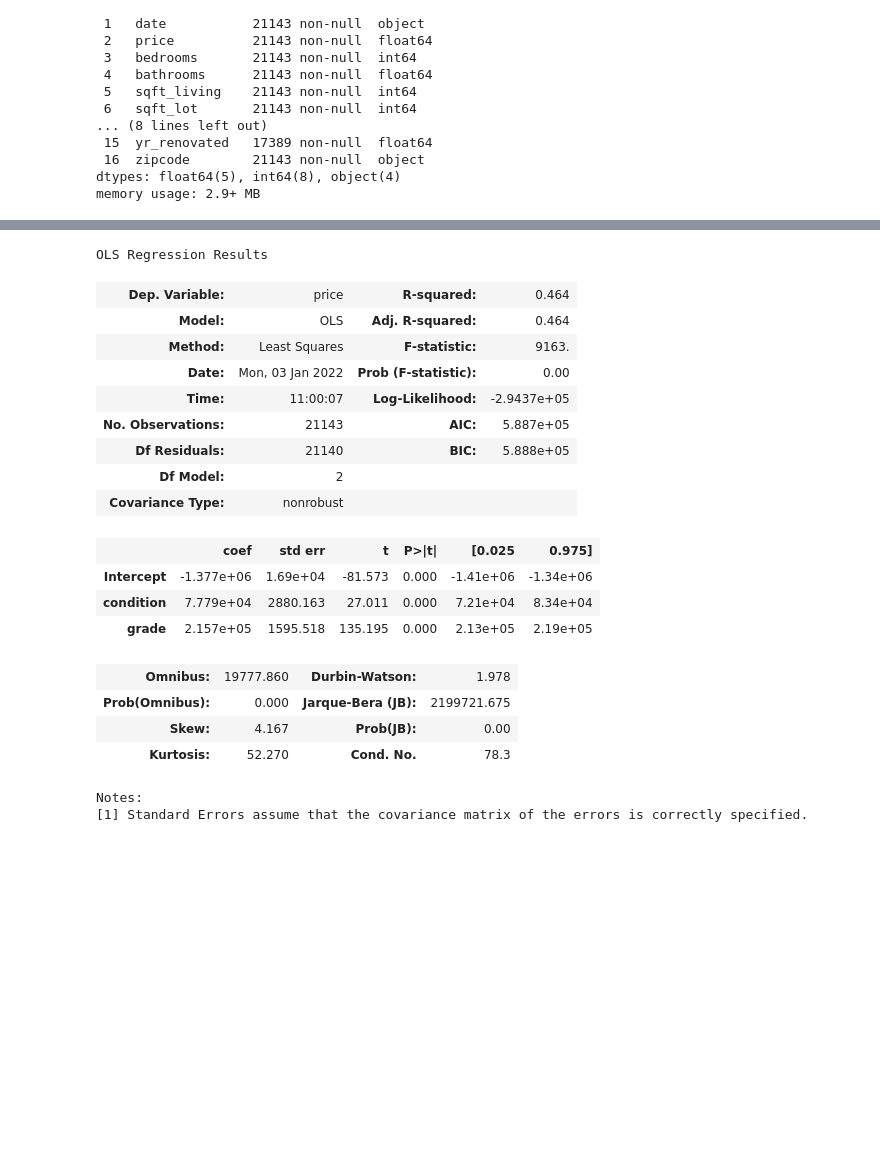
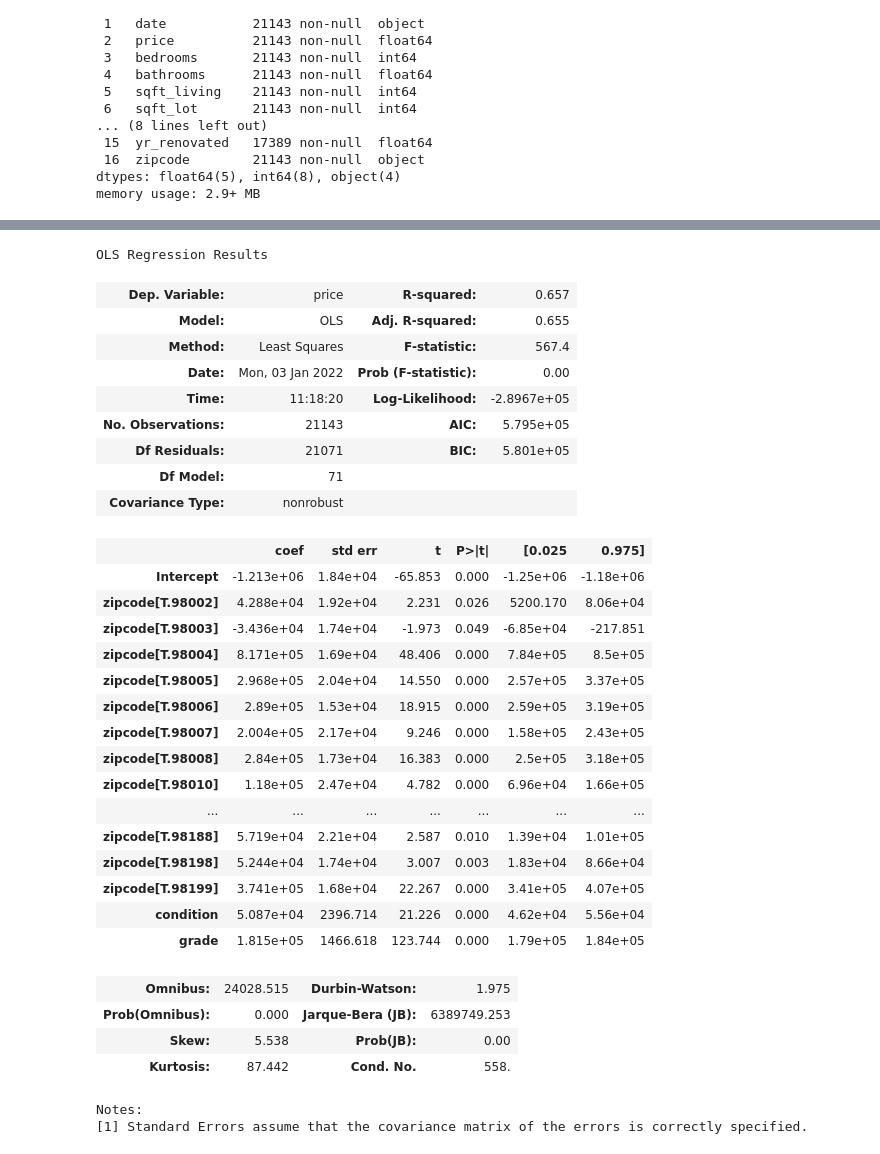
Before and after one commit to smashley-eakland/phase-2-project, a Jupyter notebook: GroupU_Project.ipynb, the cells around one changed output, grey strips where cells are left out. Saved outputs shown, nothing was run; the diff lists cells and outputs as text; code cells hidden in the pictures; blank space fills up the shorter version.

```diff
--- a/GroupU_Project.ipynb
+++ b/GroupU_Project.ipynb
@@ -753,27 +755,39 @@ Notes:
 [2] The condition number is large, 2.36e+04. This might indicate that there are
 strong multicollinearity or other numerical problems.
 # %%
-test_model_formula1 = "price ~ condition + grade"
+test_model_formula1 = "price ~ condition + grade + zipcode"
 test_lm1 = ols(test_model_formula1, zipcode_df).fit()
 test_lm1.summary()
 # %% [output]
 OLS Regression Results
-| Dep. Variable: | price | R-squared: | 0.464 |
-| Model: | OLS | Adj. R-squared: | 0.464 |
-| Method: | Least Squares | F-statistic: | 9163. |
+| Dep. Variable: | price | R-squared: | 0.657 |
+| Model: | OLS | Adj. R-squared: | 0.655 |
+| Method: | Least Squares | F-statistic: | 567.4 |
 | Date: | Mon, 03 Jan 2022 | Prob (F-statistic): | 0.00 |
-| Time: | 11:00:07 | Log-Likelihood: | -2.9437e+05 |
-| No. Observations: | 21143 | AIC: | 5.887e+05 |
-| Df Residuals: | 21140 | BIC: | 5.888e+05 |
-| Df Model: | 2 |  |  |
+| Time: | 11:18:20 | Log-Likelihood: | -2.8967e+05 |
+| No. Observations: | 21143 | AIC: | 5.795e+05 |
+| Df Residuals: | 21071 | BIC: | 5.801e+05 |
+| Df Model: | 71 |  |  |
 | Covariance Type: | nonrobust |  |  |
 |  | coef | std err | t | P>|t| | [0.025 | 0.975] |
-| Intercept | -1.377e+06 | 1.69e+04 | -81.573 | 0.000 | -1.41e+06 | -1.34e+06 |
-| condition | 7.779e+04 | 2880.163 | 27.011 | 0.000 | 7.21e+04 | 8.34e+04 |
-| grade | 2.157e+05 | 1595.518 | 135.195 | 0.000 | 2.13e+05 | 2.19e+05 |
+| Intercept | -1.213e+06 | 1.84e+04 | -65.853 | 0.000 | -1.25e+06 | -1.18e+06 |
+| zipcode[T.98002] | 4.288e+04 | 1.92e+04 | 2.231 | 0.026 | 5200.170 | 8.06e+04 |
+| zipcode[T.98003] | -3.436e+04 | 1.74e+04 | -1.973 | 0.049 | -6.85e+04 | -217.851 |
+| zipcode[T.98004] | 8.171e+05 | 1.69e+04 | 48.406 | 0.000 | 7.84e+05 | 8.5e+05 |
+| zipcode[T.98005] | 2.968e+05 | 2.04e+04 | 14.550 | 0.000 | 2.57e+05 | 3.37e+05 |
+| zipcode[T.98006] | 2.89e+05 | 1.53e+04 | 18.915 | 0.000 | 2.59e+05 | 3.19e+05 |
+| zipcode[T.98007] | 2.004e+05 | 2.17e+04 | 9.246 | 0.000 | 1.58e+05 | 2.43e+05 |
+| zipcode[T.98008] | 2.84e+05 | 1.73e+04 | 16.383 | 0.000 | 2.5e+05 | 3.18e+05 |
+| zipcode[T.98010] | 1.18e+05 | 2.47e+04 | 4.782 | 0.000 | 6.96e+04 | 1.66e+05 |
+| ... | ... | ... | ... | ... | ... | ... |
+| zipcode[T.98188] | 5.719e+04 | 2.21e+04 | 2.587 | 0.010 | 1.39e+04 | 1.01e+05 |
+| zipcode[T.98198] | 5.244e+04 | 1.74e+04 | 3.007 | 0.003 | 1.83e+04 | 8.66e+04 |
+| zipcode[T.98199] | 3.741e+05 | 1.68e+04 | 22.267 | 0.000 | 3.41e+05 | 4.07e+05 |
+| condition | 5.087e+04 | 2396.714 | 21.226 | 0.000 | 4.62e+04 | 5.56e+04 |
+| grade | 1.815e+05 | 1466.618 | 123.744 | 0.000 | 1.79e+05 | 1.84e+05 |
-| Omnibus: | 19777.860 | Durbin-Watson: | 1.978 |
-| Prob(Omnibus): | 0.000 | Jarque-Bera (JB): | 2199721.675 |
-| Skew: | 4.167 | Prob(JB): | 0.00 |
-| Kurtosis: | 52.270 | Cond. No. | 78.3 |
+| Omnibus: | 24028.515 | Durbin-Watson: | 1.975 |
+| Prob(Omnibus): | 0.000 | Jarque-Bera (JB): | 6389749.253 |
+| Skew: | 5.538 | Prob(JB): | 0.00 |
+| Kurtosis: | 87.442 | Cond. No. | 558. |
 Notes:
 [1] Standard Errors assume that the covariance matrix of the errors is correctly specified.
```
Also changed, not shown: parts of 5 cells of this notebook.
